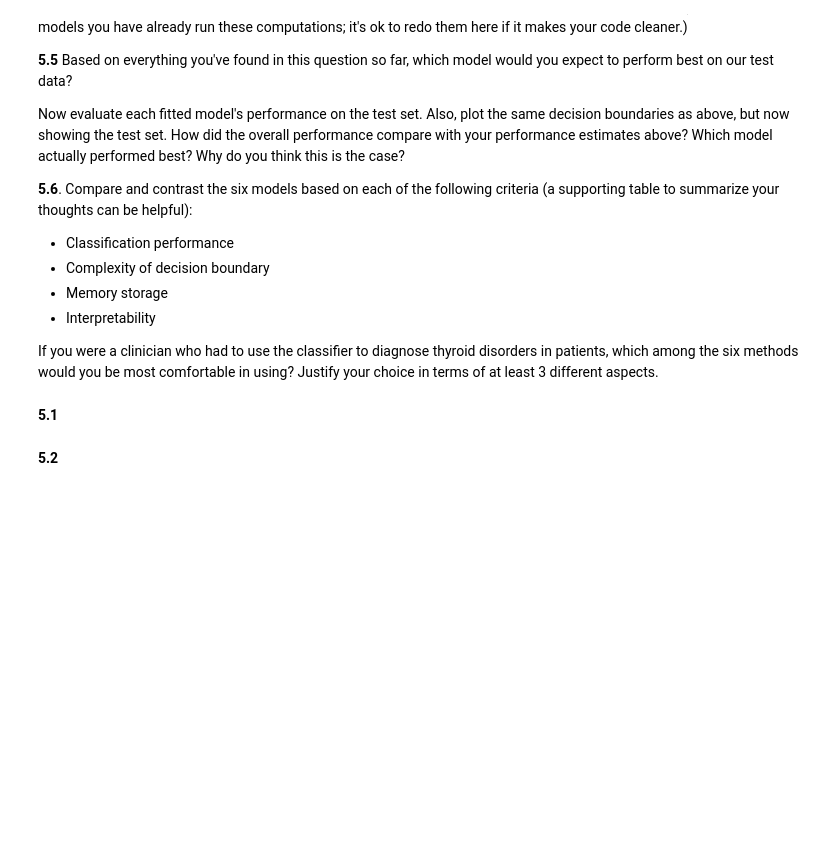
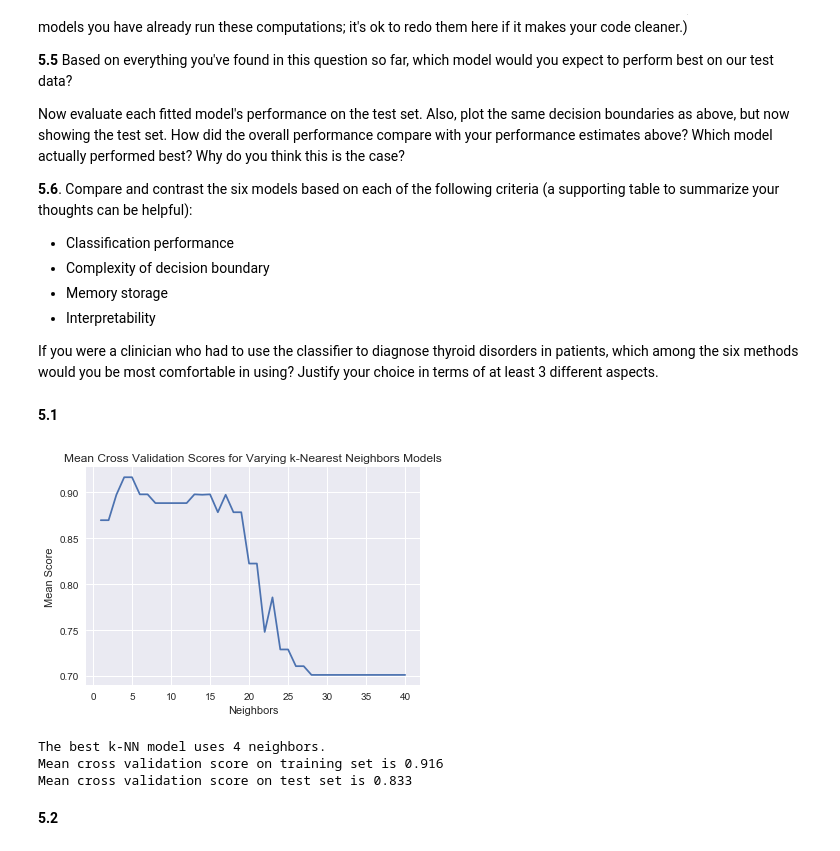
Before and after one commit to tmaounis/cs109a_hw7, a Jupyter notebook: cs109a_hw7.ipynb, the cells around one changed output. Cells and saved outputs as stored; diff of their text form; code cells hidden in the pictures; blank space fills up the shorter version.

```diff
--- a/cs109a_hw7.ipynb
+++ b/cs109a_hw7.ipynb
@@ -457,7 +457,7 @@ def get_best_DecisionTree(x_train, y_train, x_test, y_test, max_depth):
     plt.legend()
     return best_model, best_score
 # %%
-best_DT, best_score = get_best_DecisionTree(x_train, y_train, x_test, y_test, 10)
+model_DT, best_score = get_best_DecisionTree(x_train, y_train, x_test, y_test, 10)
 # %% [output]
 [figure]
 # %%
@@ -589,3 +587,31 @@ If you were a clinician who had to use the classifier to diagnose thyroid disord
+# %%
+def get_best_KNN(x_train, y_train, max_n):
+    scores = []
+    best_score =0
+    for i in range(1,max_n+1):
+        model = KNeighborsClassifier(n_neighbors=i).fit(x_train, y_train)
+        score = cross_val_score(model, x_train, y_train, cv=5).mean()
+        scores.append(score)
+        if score > best_score:
+            best_score = score
+            best_model = model
+    plt.plot(range(1,max_n+1), scores)
+    plt.title("Mean Cross Validation Scores for Varying k-Nearest Neighbors Models")
+    plt.xlabel("Neighbors")
+    plt.ylabel("Mean Score")
+    return best_model, best_score
+# %%
+model_KNN, KNN_score = get_best_KNN(x_train, y_train, 40) #try 40
+# %% [output]
+[figure, added]
+# %%
+print("The best k-NN model uses %i"%model_KNN.n_neighbors+" neighbors.")
+print("Mean cross validation score on training set is %.3f"%KNN_score)
+print("Mean cross validation score on test set is %.3f"%cross_val_score(model_KNN, x_test, y_test, cv=5).mean())
+# %% [output]
+The best k-NN model uses 4 neighbors.
+Mean cross validation score on training set is 0.916
+Mean cross validation score on test set is 0.833
 # %% [markdown]
 **5.2**
 # %%
```
Also changed, not shown: parts of 5 cells of this notebook.
